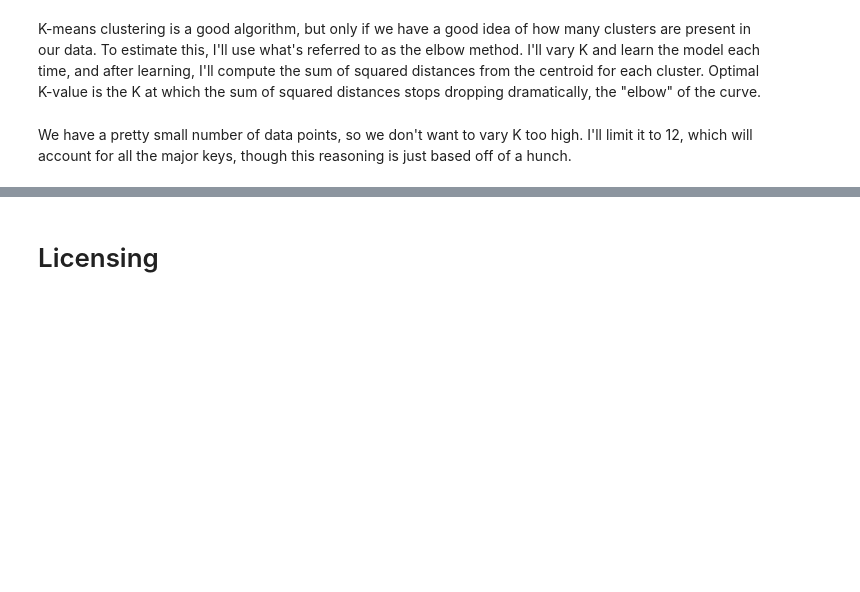
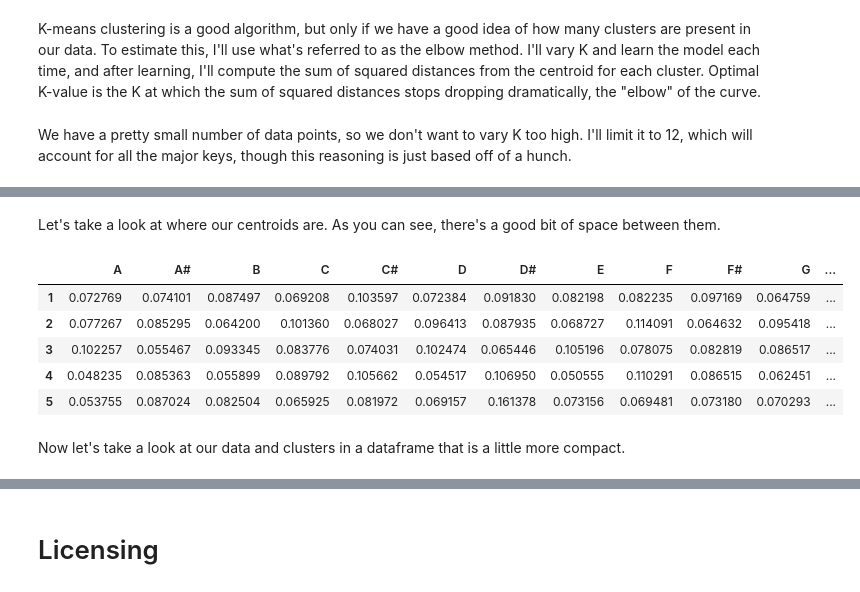
Before and after one commit to JerReiff/Chromagen, a Jupyter notebook: Analyzing_MAESTRO_Dataset.ipynb, the cells around one changed output, grey strips where cells are left out. Cells and saved outputs as stored; diff of their text form; code cells hidden in the pictures; blank space fills up the shorter version.

```diff
--- a/Analyzing_MAESTRO_Dataset.ipynb
+++ b/Analyzing_MAESTRO_Dataset.ipynb
@@ -192,6 +191,21 @@ temp.head()
 | 30 | 0.0952574 | 0.0587071 | 0.0935463 | 0.0647665 | 0.11043 | 0.0993018 | 0.0603295 | 0.0968256 | 0.0718726 | 0.104416 | 0.0617803 | ... |
 | 34 | 0.0519003 | 0.0806738 | 0.105082 | 0.0500887 | 0.115675 | 0.051471 | 0.110022 | 0.0811642 | 0.0613269 | 0.13904 | 0.0432982 | ... |
 | 35 | 0.0397508 | 0.109558 | 0.0438205 | 0.110506 | 0.0672636 | 0.0985698 | 0.0659089 | 0.0803254 | 0.10931 | 0.0944818 | 0.0451632 | ... |
+# %%
+centroids_df = pd.DataFrame.from_dict(centroids, orient = 'index', columns = note_names)
+# %% [markdown]
+Let's take a look at where our centroids are. As you can see, there's a good bit of space between them.
+# %%
+centroids_df
+# %% [output]
+|  | A | A# | B | C | C# | D | D# | E | F | F# | G | ... |
+| 1 | 0.072769 | 0.074101 | 0.087497 | 0.069208 | 0.103597 | 0.072384 | 0.091830 | 0.082198 | 0.082235 | 0.097169 | 0.064759 | ... |
+| 2 | 0.077267 | 0.085295 | 0.064200 | 0.101360 | 0.068027 | 0.096413 | 0.087935 | 0.068727 | 0.114091 | 0.064632 | 0.095418 | ... |
+| 3 | 0.102257 | 0.055467 | 0.093345 | 0.083776 | 0.074031 | 0.102474 | 0.065446 | 0.105196 | 0.078075 | 0.082819 | 0.086517 | ... |
+| 4 | 0.048235 | 0.085363 | 0.055899 | 0.089792 | 0.105662 | 0.054517 | 0.106950 | 0.050555 | 0.110291 | 0.086515 | 0.062451 | ... |
+| 5 | 0.053755 | 0.087024 | 0.082504 | 0.065925 | 0.081972 | 0.069157 | 0.161378 | 0.073156 | 0.069481 | 0.073180 | 0.070293 | ... |
+# %% [markdown]
+Now let's take a look at our data and clusters in a dataframe that is a little more compact.
 # %%
 #merge on common indices
 final_df = pd.merge(df, temp, left_index = True, right_index = True)
```
Also changed, not shown: parts of 9 cells of this notebook.
